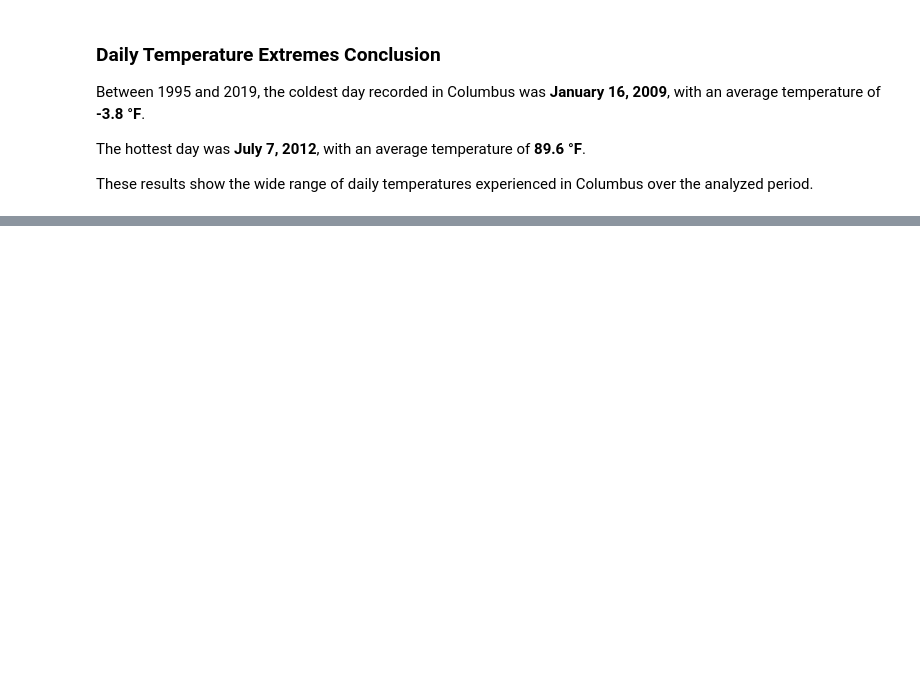
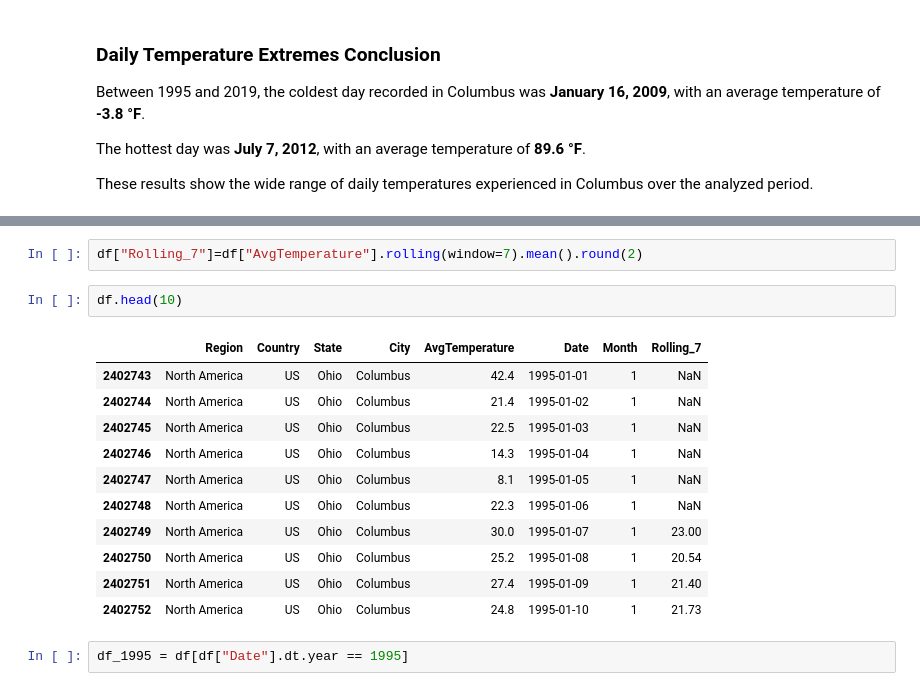
Before and after one commit to juanlopera23/temperature-time-series-analysis, a Jupyter notebook: eda.ipynb, the cells around one changed output, grey strips where cells are left out. Saved outputs shown, nothing was run; the diff lists cells and outputs as text; blank space fills up the shorter version.

```diff
--- a/eda.ipynb
+++ b/eda.ipynb
@@ -573,0 +608,18 @@ These results show the wide range of daily temperatures experienced in Columbus
+# %%
+df["Rolling_7"]=df["AvgTemperature"].rolling(window=7).mean().round(2)
+# %%
+df.head(10)
+# %% [output]
+|  | Region | Country | State | City | AvgTemperature | Date | Month | Rolling_7 |
+| 2402743 | North America | US | Ohio | Columbus | 42.4 | 1995-01-01 | 1 | NaN |
+| 2402744 | North America | US | Ohio | Columbus | 21.4 | 1995-01-02 | 1 | NaN |
+| 2402745 | North America | US | Ohio | Columbus | 22.5 | 1995-01-03 | 1 | NaN |
+| 2402746 | North America | US | Ohio | Columbus | 14.3 | 1995-01-04 | 1 | NaN |
+| 2402747 | North America | US | Ohio | Columbus | 8.1 | 1995-01-05 | 1 | NaN |
+| 2402748 | North America | US | Ohio | Columbus | 22.3 | 1995-01-06 | 1 | NaN |
+| 2402749 | North America | US | Ohio | Columbus | 30.0 | 1995-01-07 | 1 | 23.00 |
+| 2402750 | North America | US | Ohio | Columbus | 25.2 | 1995-01-08 | 1 | 20.54 |
+| 2402751 | North America | US | Ohio | Columbus | 27.4 | 1995-01-09 | 1 | 21.40 |
+| 2402752 | North America | US | Ohio | Columbus | 24.8 | 1995-01-10 | 1 | 21.73 |
+# %%
+df_1995 = df[df["Date"].dt.year == 1995]
```
Also changed, not shown: parts of 13 cells of this notebook, 2 other files.
